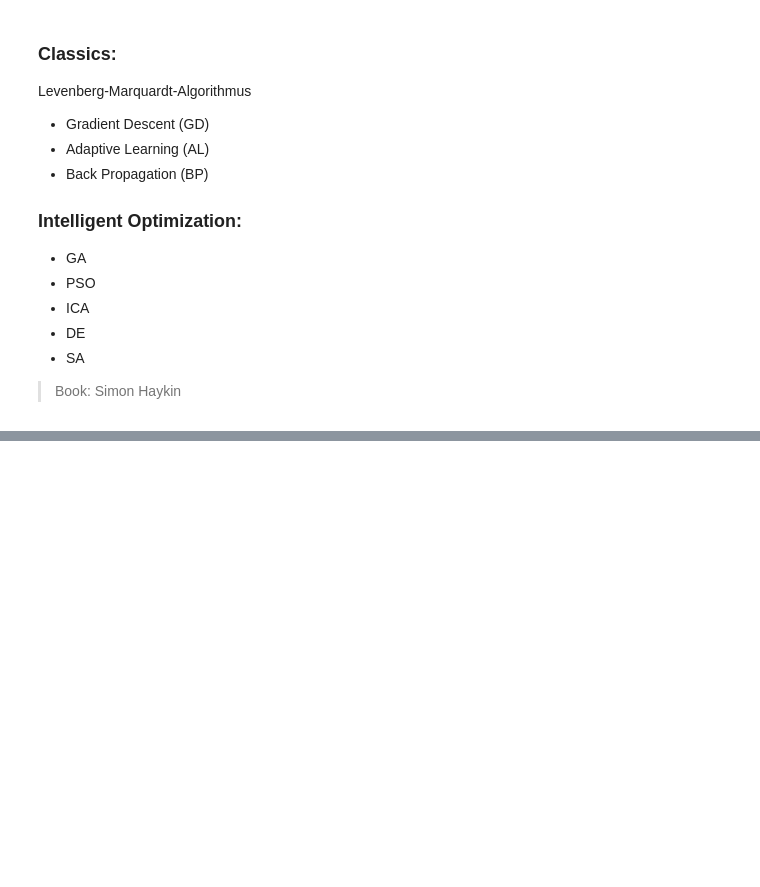
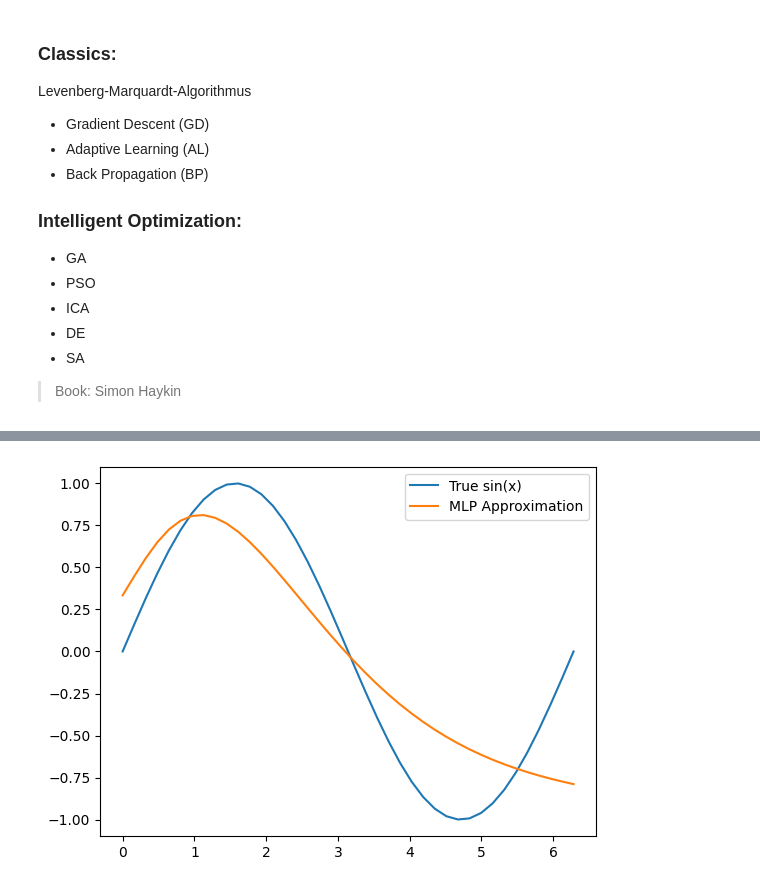
Before and after one commit to maekuhi/NeuralNetworks, a Jupyter notebook: Notebook1.ipynb, the cells around one changed output, grey strips where cells are left out. Drawn from its saved outputs; the diff is of its cells as text; code cells hidden in the pictures; blank space fills up the shorter version.

```diff
--- a/Notebook1.ipynb
+++ b/Notebook1.ipynb
@@ -70,0 +106,45 @@ Levenberg-Marquardt-Algorithmus
+# %%
+# Simple function approximation
+# The first step: data generating
+import torch
+import torch.nn as nn
+import numpy as np
+import matplotlib.pyplot as plt
+
+# Generate training data
+x = np.linspace(0, 2*np.pi, 40)
+y = np.sin(x)
+
+x_train = torch.tensor(x, dtype=torch.float32).reshape(-1, 1)
+y_train = torch.tensor(y, dtype=torch.float32).reshape(-1, 1)
+
+# Define MLP model
+model = nn.Sequential(
+    nn.Linear(1, 10),
+    nn.Tanh(),
+    nn.Linear(10, 1)
+)
+
+# Loss and optimizer
+criterion = nn.MSELoss()
+optimizer = torch.optim.Adam(model.parameters(), lr=0.01)
+
+# Training loop
+for epoch in range(100):
+    optimizer.zero_grad()
+    y_pred = model(x_train)
+    loss = criterion(y_pred, y_train)
+    loss.backward()
+    optimizer.step()
+
+    if epoch % 200 == 0:
+        print(f"Epoch {epoch}, Loss = {loss.item()}")
+
+# Evaluate
+y_pred = model(x_train).detach().numpy()
+
+plt.plot(x, y, label='True sin(x)')
+plt.plot(x, y_pred, label='MLP Approximation')
+plt.legend()
+plt.show()
+# %% [output]
@@ -70,0 +152 @@ Levenberg-Marquardt-Algorithmus
+[figure, added]
```
Also changed, not shown: parts of 4 cells of this notebook.
